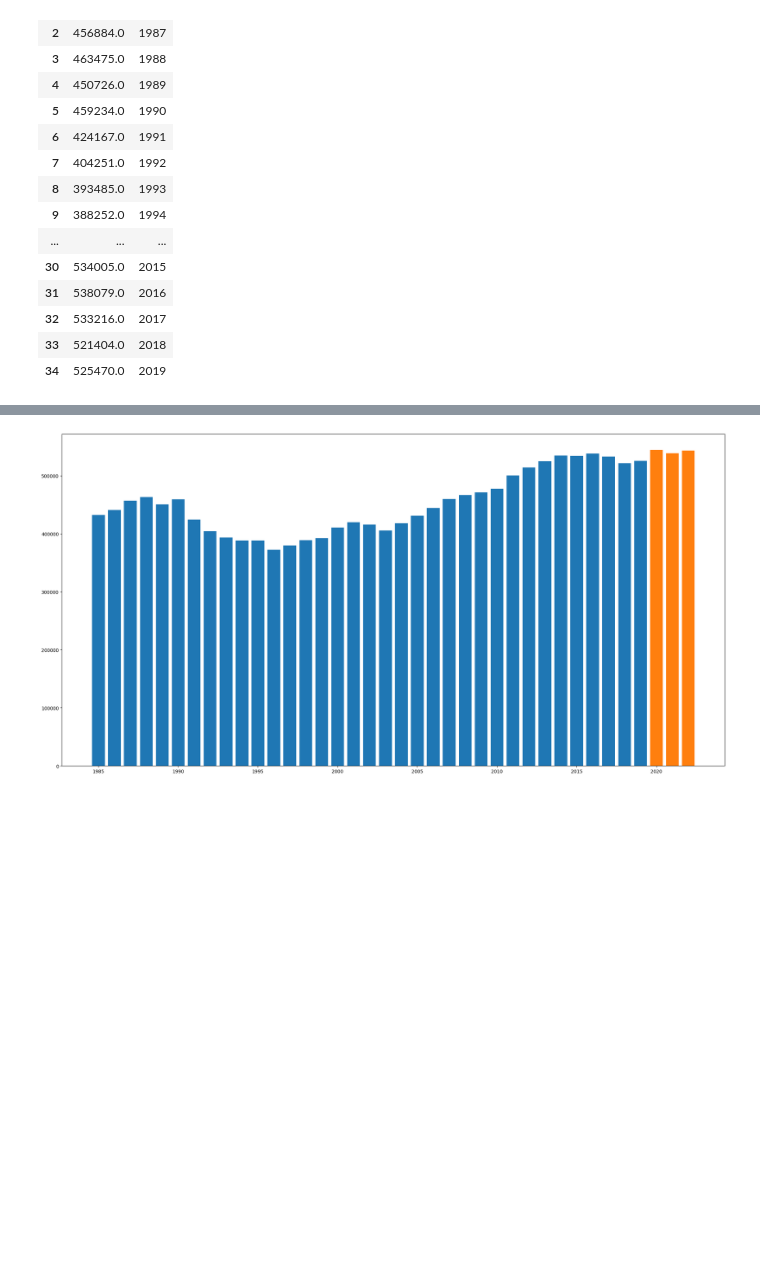
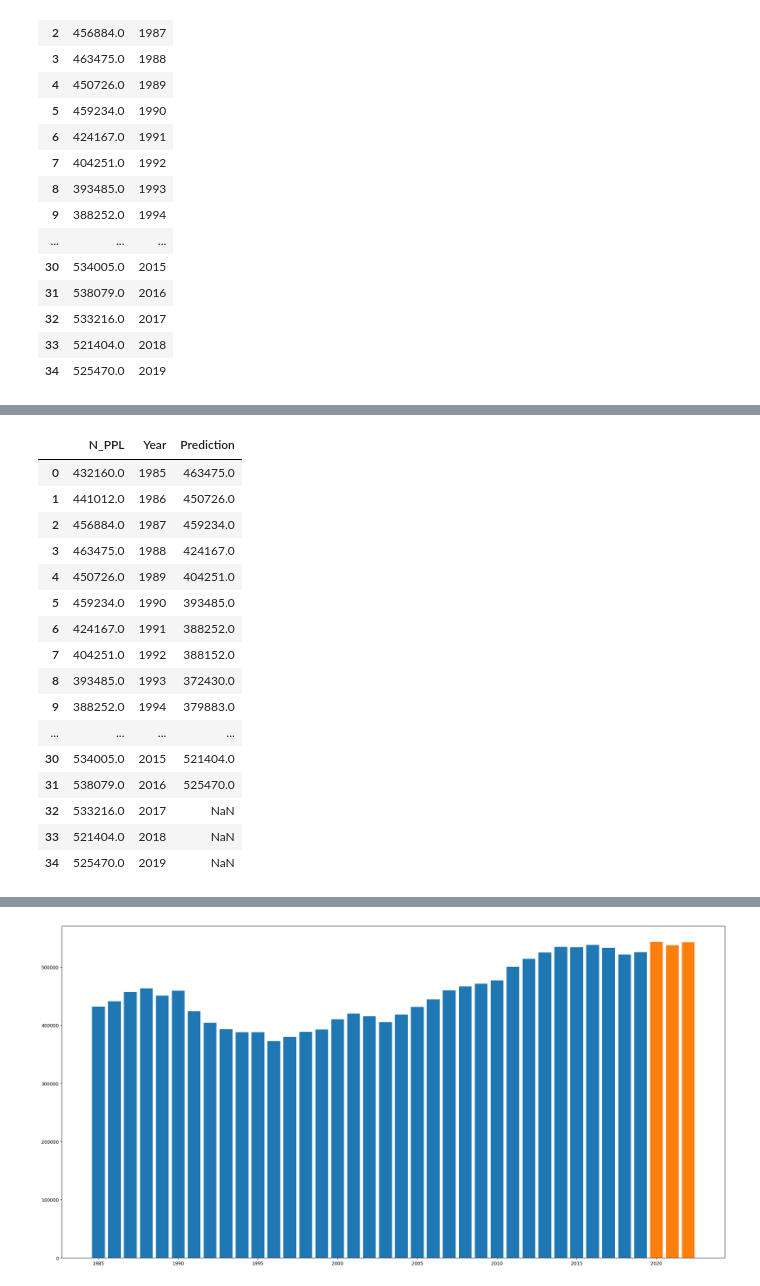
Before and after one commit to L-Pen/EY-case-comp-2022, a Jupyter notebook: TTCmodel.ipynb, the cells around one changed output, grey strips where cells are left out. Cells and saved outputs as stored; diff of their text form; code cells hidden in the pictures; blank space fills up the shorter version.

```diff
--- a/TTCmodel.ipynb
+++ b/TTCmodel.ipynb
@@ -109,0 +89,23 @@ y = y[:-forecast]
+# %%
+forecast = 3 #forecast variable represents how many years in the future I'm trying to predict
+df['Prediction'] = df["N_PPL"].shift(-3) #Create a prediction row and keep 3 cells blank before inserting predicted values
+
+df
+# %% [output]
+|  | N_PPL | Year | Prediction |
+| 0 | 432160.0 | 1985 | 463475.0 |
+| 1 | 441012.0 | 1986 | 450726.0 |
+| 2 | 456884.0 | 1987 | 459234.0 |
+| 3 | 463475.0 | 1988 | 424167.0 |
+| 4 | 450726.0 | 1989 | 404251.0 |
+| 5 | 459234.0 | 1990 | 393485.0 |
+| 6 | 424167.0 | 1991 | 388252.0 |
+| 7 | 404251.0 | 1992 | 388152.0 |
+| 8 | 393485.0 | 1993 | 372430.0 |
+| 9 | 388252.0 | 1994 | 379883.0 |
+| ... | ... | ... | ... |
+| 30 | 534005.0 | 2015 | 521404.0 |
+| 31 | 538079.0 | 2016 | 525470.0 |
+| 32 | 533216.0 | 2017 | NaN |
+| 33 | 521404.0 | 2018 | NaN |
+| 34 | 525470.0 | 2019 | NaN |
```
Also changed, not shown: parts of 9 cells of this notebook, 1 other file.
